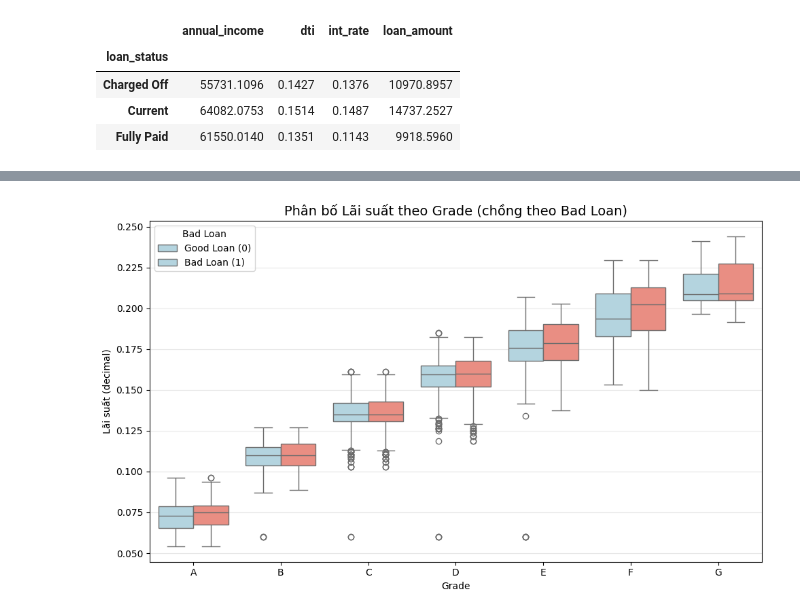
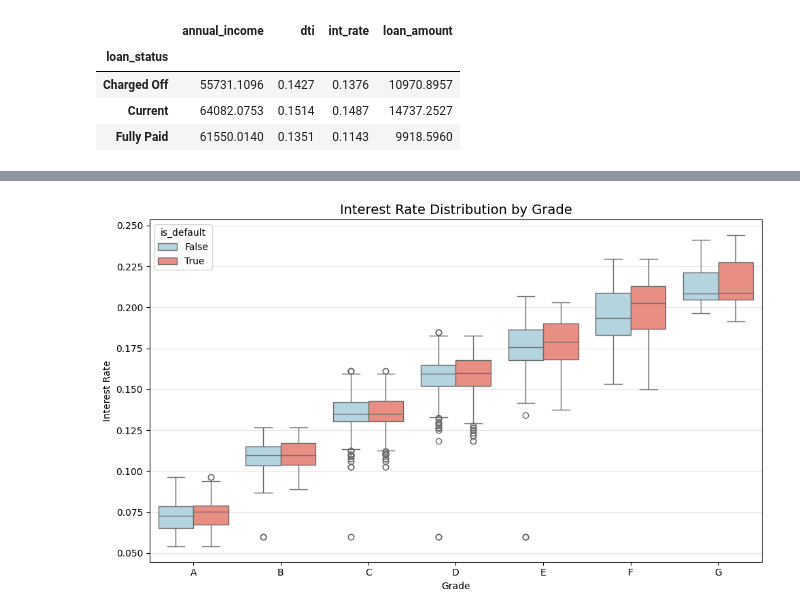
Before and after one commit to CUOTR/PYTHON_Credit_Rating_Performance, a Jupyter notebook: Credit_Rating_Performance.ipynb, the cells around one changed output, grey strips where cells are left out. Saved outputs shown, nothing was run; the diff lists cells and outputs as text; code cells hidden in the pictures.

```diff
--- a/Credit_Rating_Performance.ipynb
+++ b/Credit_Rating_Performance.ipynb
@@ -191,21 +140,16 @@ df.groupby('loan_status')[['annual_income', 'dti', 'int_rate', 'loan_amount']].m
 # %%
 import seaborn as sns
 import matplotlib.pyplot as plt
 
 plt.figure(figsize=(10,6))
 
-# Boxplot chồng theo bad_loan (hue)
-sns.boxplot(x='grade', y='int_rate', data=df, hue='is_default',
-            palette={0: 'lightblue', 1: 'salmon'},  # Màu cho good/bad
-            order=['A', 'B', 'C', 'D', 'E', 'F', 'G'])
-
-plt.title('Phân bố Lãi suất theo Grade (chồng theo Bad Loan)', fontsize=14)
+sns.boxplot(x='grade', y='int_rate', data=df, hue='is_default', palette={0: 'lightblue', 1: 'salmon'})
+plt.title('Interest Rate Distribution by Grade', fontsize=14)
 plt.xlabel('Grade')
-plt.ylabel('Lãi suất (decimal)')
-plt.legend(title='Bad Loan', labels=['Good Loan (0)', 'Bad Loan (1)'], loc='upper left')
+plt.ylabel('Interest Rate')
 
 plt.grid(axis='y', alpha=0.3)
 plt.tight_layout()
 plt.show()
 # %% [output]
-[figure, old version]
+[figure, new version]
```
Also changed, not shown: parts of 17 cells of this notebook.
